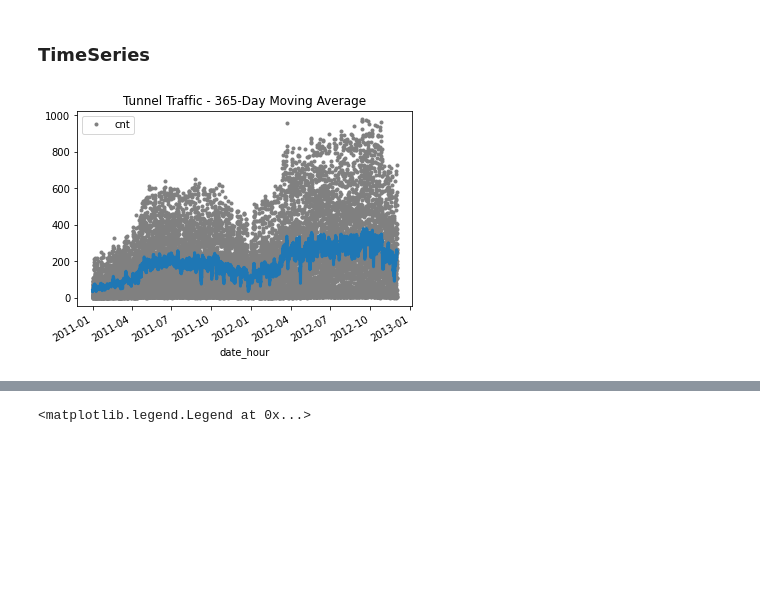
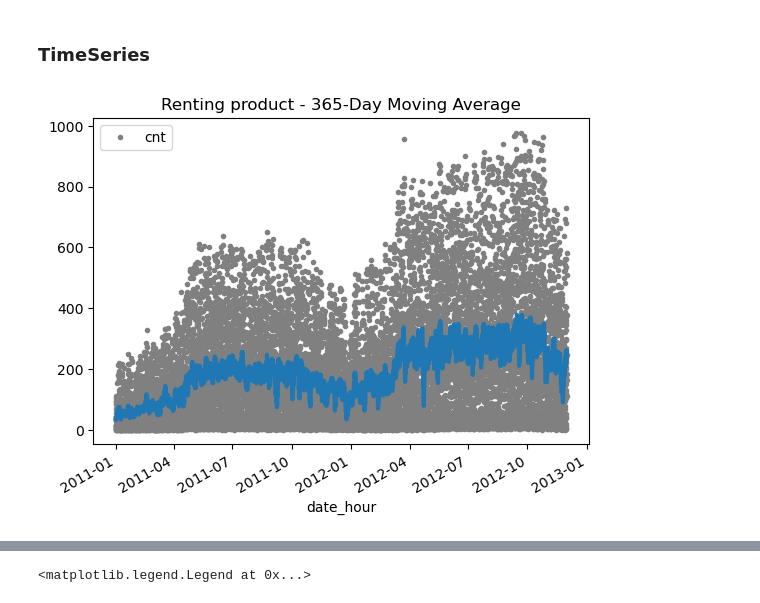
Before and after one commit to NimaGhafar/machine_learning_deurwaardes, a Jupyter notebook: Heethoofd_Portfolio.ipynb, the cells around one changed output, grey strips where cells are left out. Saved outputs shown, nothing was run; the diff lists cells and outputs as text; code cells hidden in the pictures; blank space fills up the shorter version.

```diff
--- a/Heethoofd_Portfolio.ipynb
+++ b/Heethoofd_Portfolio.ipynb
@@ -450,18 +480,18 @@ def train_test_model(model):
 # %%
 roll_train = train[["date_hour", "cnt"]].set_index("date_hour")
 
 moving_average = roll_train.rolling(
     window=52,       # 365-day window
     center=True,      # puts the average at the center of the window
     min_periods=26,  # choose about half the window size
 ).mean()              # compute the mean (could also do median, std, min, max, ...)
 
 ax = roll_train.plot(style=".", color="0.5")
 moving_average.plot(
-    ax=ax, linewidth=3, title="Tunnel Traffic - 365-Day Moving Average", legend=False,
+    ax=ax, linewidth=3, title="Renting product - 365-Day Moving Average", legend=False,
 );
 # %% [output]
-[figure, old version]
+[figure, new version]
 # %%
 moving_average.plot()
 # %% [output]
```
Also changed, not shown: parts of 41 cells of this notebook.
